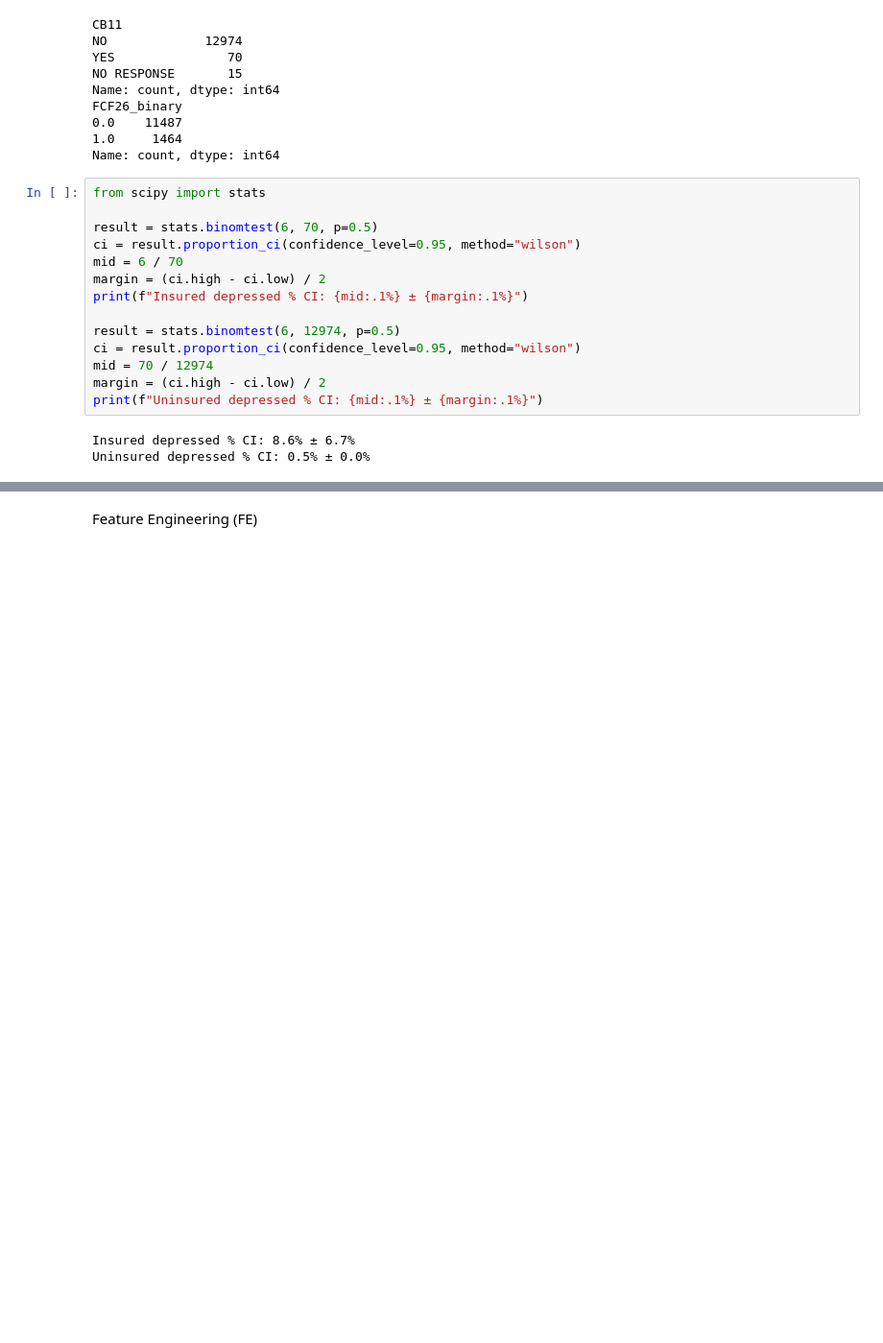
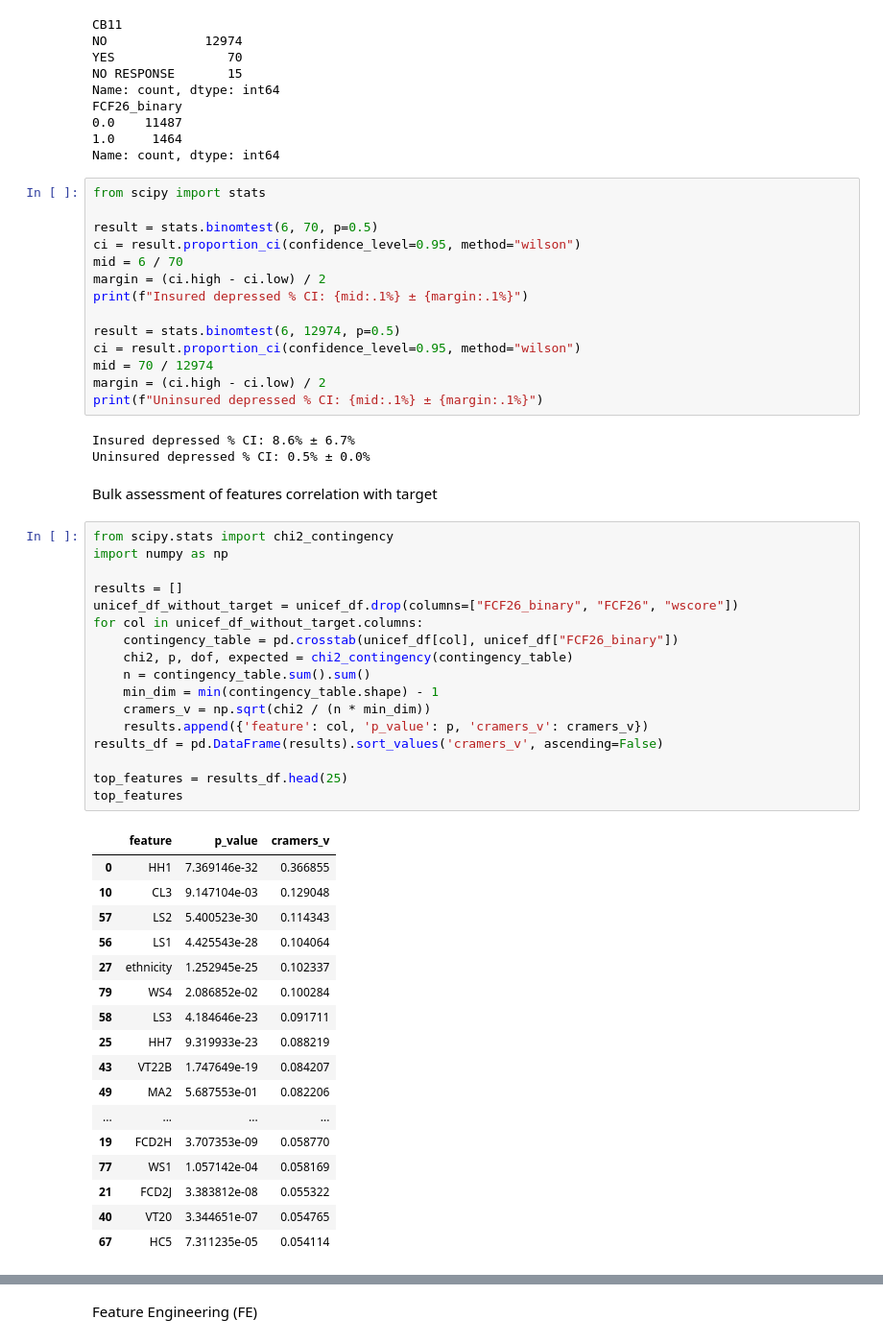
Before and after one commit to bendesousa/ML-Project, a Jupyter notebook: 1_eda_and_fe.ipynb, the cells around one changed output, grey strips where cells are left out. Shown at 96% size. Cells and saved outputs as stored; diff of their text form; blank space fills up the shorter version.

```diff
--- a/1_eda_and_fe.ipynb
+++ b/1_eda_and_fe.ipynb
@@ -341,3 +344,40 @@ print(f"Uninsured depressed % CI: {mid:.1%} ± {margin:.1%}")
 # %% [output]
 Insured depressed % CI: 8.6% ± 6.7%
 Uninsured depressed % CI: 0.5% ± 0.0%
+# %% [markdown]
+Bulk assessment of features correlation with target
+# %%
+from scipy.stats import chi2_contingency
+import numpy as np
+
+results = []
+unicef_df_without_target = unicef_df.drop(columns=["FCF26_binary", "FCF26", "wscore"])
+for col in unicef_df_without_target.columns:
+    contingency_table = pd.crosstab(unicef_df[col], unicef_df["FCF26_binary"])
+    chi2, p, dof, expected = chi2_contingency(contingency_table)
+    n = contingency_table.sum().sum()
+    min_dim = min(contingency_table.shape) - 1
+    cramers_v = np.sqrt(chi2 / (n * min_dim))
+    results.append({'feature': col, 'p_value': p, 'cramers_v': cramers_v})
+results_df = pd.DataFrame(results).sort_values('cramers_v', ascending=False)
+
+top_features = results_df.head(25)
+top_features
+# %% [output]
+|  | feature | p_value | cramers_v |
+| 0 | HH1 | 7.369146e-32 | 0.366855 |
+| 10 | CL3 | 9.147104e-03 | 0.129048 |
+| 57 | LS2 | 5.400523e-30 | 0.114343 |
+| 56 | LS1 | 4.425543e-28 | 0.104064 |
+| 27 | ethnicity | 1.252945e-25 | 0.102337 |
+| 79 | WS4 | 2.086852e-02 | 0.100284 |
+| 58 | LS3 | 4.184646e-23 | 0.091711 |
+| 25 | HH7 | 9.319933e-23 | 0.088219 |
+| 43 | VT22B | 1.747649e-19 | 0.084207 |
+| 49 | MA2 | 5.687553e-01 | 0.082206 |
+| ... | ... | ... | ... |
+| 19 | FCD2H | 3.707353e-09 | 0.058770 |
+| 77 | WS1 | 1.057142e-04 | 0.058169 |
+| 21 | FCD2J | 3.383812e-08 | 0.055322 |
+| 40 | VT20 | 3.344651e-07 | 0.054765 |
+| 67 | HC5 | 7.311235e-05 | 0.054114 |
```
Also changed, not shown: parts of 5 cells of this notebook, 5 other files.
